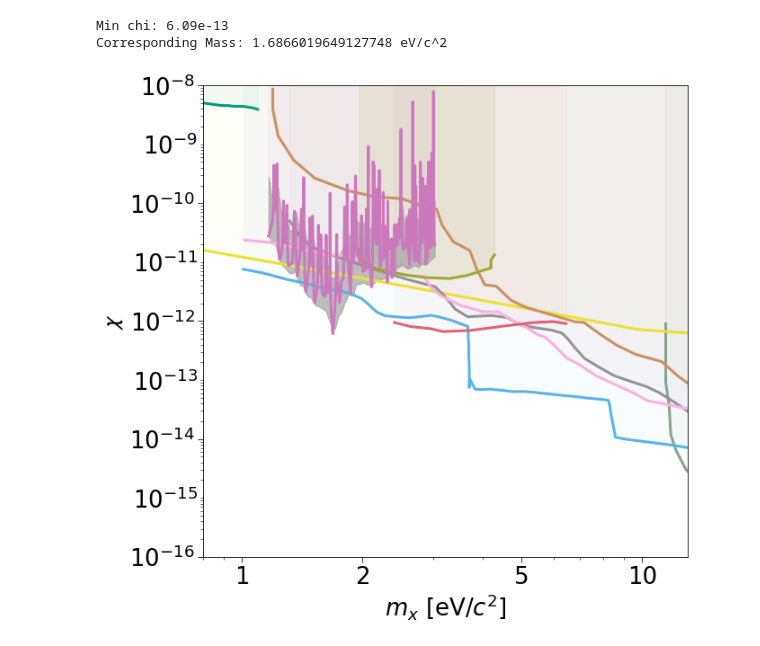
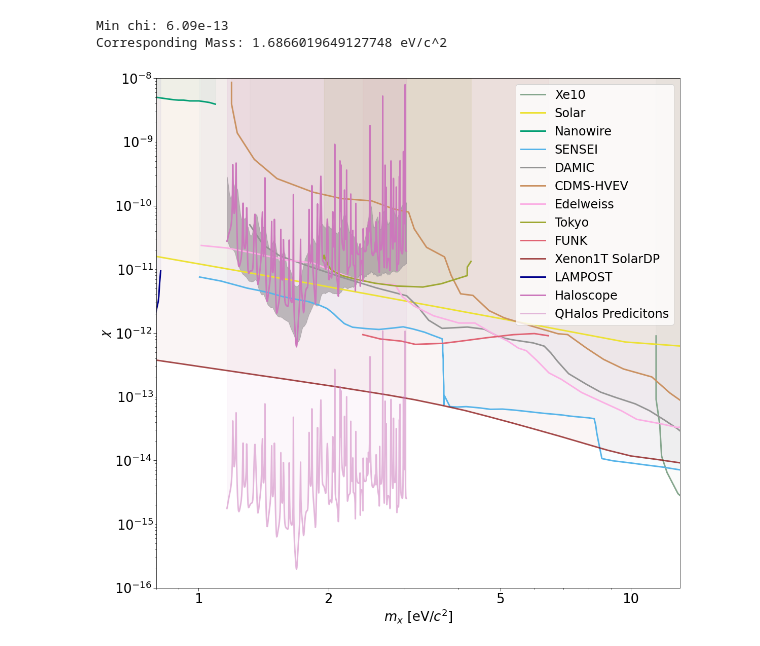
Before and after one commit to arneodoslab/haloscope, a Jupyter notebook: Analysis/exclusion-script-code/final-plot.ipynb, the cells around one changed output. Drawn from its saved outputs; the diff is of its cells as text; code cells hidden in the pictures.

Commit message:
Xenon Solar DP, Lampost, and TES Plotting updates

```diff
--- a/Analysis/exclusion-script-code/final-plot.ipynb
+++ b/Analysis/exclusion-script-code/final-plot.ipynb
@@ -59,6 +59,15 @@ massMudhi1VPer85 = np.load("plot-data/20220221211914B96.0B1T0.08excelitasPer85-e
 
 kappaMudhi1VPer15 = np.load("plot-data/20220221211932B96.0B1T0.08excelitasPer15.npy")
 massMudhi1VPer15 = np.load("plot-data/20220221211932B96.0B1T0.08excelitasPer15-energy.npy")
+# %%
+kappaXenon1TDP=np.loadtxt("reference-exclusion-curves/xenon1tDP.csv",delimiter=',')[:,1]
+massXenon1TDP=1000*np.loadtxt("reference-exclusion-curves/xenon1tDP.csv",delimiter=',')[:,0]
+
+kappalampost=np.loadtxt("reference-exclusion-curves/lampost.csv",delimiter=',')[:,1]
+masslampost=np.loadtxt("reference-exclusion-curves/lampost.csv",delimiter=',')[:,0]
+
+kappates=np.loadtxt("reference-exclusion-curves/tes_predictions.csv",delimiter=',')[1,:]
+masstes=np.loadtxt("reference-exclusion-curves/tes_predictions.csv",delimiter=',')[0,:]
 # %%
 print(f"Min chi: {min(kappaMudhi1V):2.2e}")
 print(f"Corresponding Mass: {massMudhi1V[np.argmin(kappaMudhi1V)]} eV/c^2")
@@ -96,33 +105,43 @@ ax.fill_between(massTokyo, kappaTokyo, color='#9ea832', y2=uplim,alpha=0.1)
 
 ax.plot(massFunk, kappaFunk,color='#e06373', label="FUNK")
 ax.fill_between(massFunk, kappaFunk, color='#e06373', y2=uplim,alpha=alphaval)
 
+ax.plot(massXenon1TDP, kappaXenon1TDP,color='maroon', label="Xenon1T SolarDP",alpha=0.7)
+ax.fill_between(massXenon1TDP, kappaXenon1TDP, color='maroon', y2=uplim,alpha=alphaval)
+
+ax.plot(masslampost, kappalampost,color='darkblue', label="LAMPOST")
+ax.fill_between(masslampost, kappalampost, color='darkblue', y2=uplim,alpha=alphaval)
+
 ax.plot(massMudhi1V,kappaMudhi1V, color=sns.color_palette("colorblind")[4], label="Haloscope")
 ax.fill_between(massMudhi1V,kappaMudhi1V, color=sns.color_palette("colorblind")[4], y2=uplim,alpha=0.06)
 ax.fill_between(massMudhi1V,y1=kappaMudhi1VPer15,y2=kappaMudhi1VPer85, color=sns.color_palette("colorblind")[-3],alpha=0.6)
+
+ax.plot(masstes,kappates, color=sns.color_palette("colorblind")[4], label="QHalos Predicitons",alpha=0.5)
+ax.fill_between(masstes,kappates, color=sns.color_palette("colorblind")[4], y2=uplim,alpha=0.06)
+
 
 
 ax.set_yscale("log")
 ax.set_xscale("log")
 ax.set_ylim(1e-16,uplim)
 ax.set_xlim(0.8,13)
 ax.set_xlabel("$m_x$ [eV/$c^2$]")
 ax.set_ylabel(r'$\mathcal{\chi}$')
 ax.tick_params(axis='both', which='major',length=6)
 ax.tick_params(axis='both', which='minor',length=3)
 
 y_major = ticker.LogLocator(base = 10.0, numticks = 5)
 ax.yaxis.set_major_locator(y_major)
 y_minor = ticker.LogLocator(base = 10.0, subs = np.arange(1.0, 10.0) * 0.1, numticks = 10)
 ax.yaxis.set_minor_locator(y_minor)
 
 ax.set_xticks([1,2, 5, 10])
 ax.get_xaxis().set_major_formatter(ticker.ScalarFormatter())
 
 
-
+plt.legend()
 #plt.savefig("exclusion-curve.png",dpi=1000,bbox_inches = 'tight')
-
+fig.set_size_inches(18.5, 18.5, forward=True)
 plt.show()
 # %% [output]
-[figure, old version]
+[figure, new version]
```
Also changed, not shown: 15 other files.
